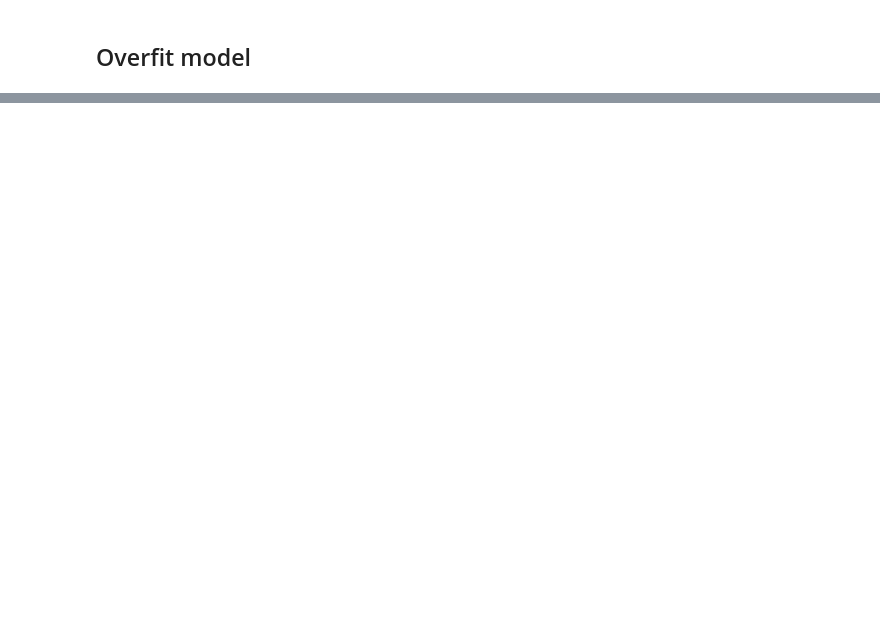
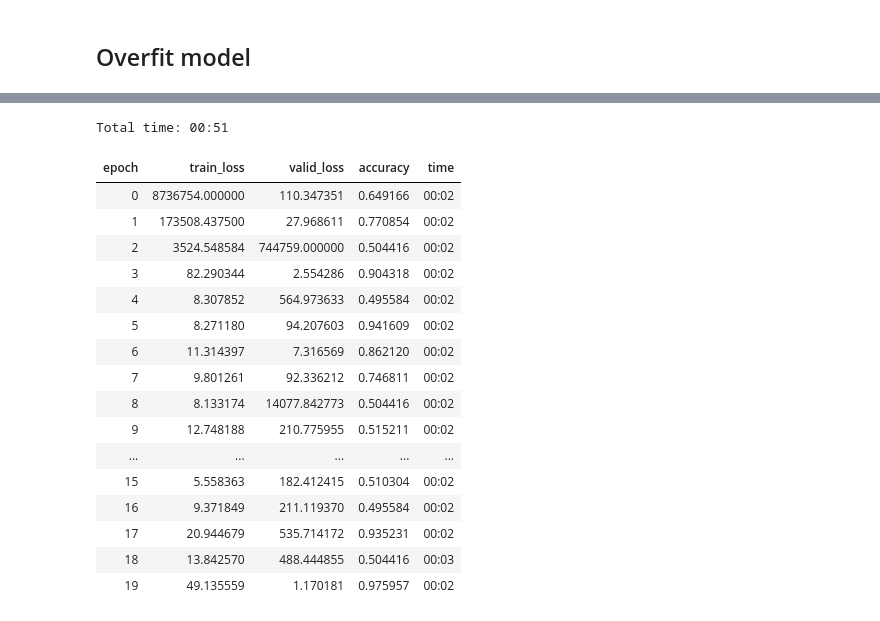
Before and after one commit to MicPie/fastai-pytorch-course-vienna, a Jupyter notebook: PyTorch_3_debugging.ipynb, the cells around one changed output, grey strips where cells are left out. Drawn from its saved outputs; the diff is of its cells as text; code cells hidden in the pictures; blank space fills up the shorter version.

```diff
--- a/PyTorch_3_debugging.ipynb
+++ b/PyTorch_3_debugging.ipynb
@@ -51,0 +202,27 @@ BdbQuit:
+# %%
+learn = cnn_learner(data, models.resnet18, metrics=[accuracy])
+# %%
+proj_id = 'too_high_lr'
+tboard_path = Path('data/tensorboard/' + proj_id)
+learn.callback_fns.append(partial(LearnerTensorboardWriter, base_dir=tboard_path, name='Learner'))
+# %%
+learn.fit(20, lr=1)
+# %% [output]
+Total time: 00:51
+| epoch | train_loss | valid_loss | accuracy | time |
+| 0 | 8736754.000000 | 110.347351 | 0.649166 | 00:02 |
+| 1 | 173508.437500 | 27.968611 | 0.770854 | 00:02 |
+| 2 | 3524.548584 | 744759.000000 | 0.504416 | 00:02 |
+| 3 | 82.290344 | 2.554286 | 0.904318 | 00:02 |
+| 4 | 8.307852 | 564.973633 | 0.495584 | 00:02 |
+| 5 | 8.271180 | 94.207603 | 0.941609 | 00:02 |
+| 6 | 11.314397 | 7.316569 | 0.862120 | 00:02 |
+| 7 | 9.801261 | 92.336212 | 0.746811 | 00:02 |
+| 8 | 8.133174 | 14077.842773 | 0.504416 | 00:02 |
+| 9 | 12.748188 | 210.775955 | 0.515211 | 00:02 |
+| ... | ... | ... | ... | ... |
+| 15 | 5.558363 | 182.412415 | 0.510304 | 00:02 |
+| 16 | 9.371849 | 211.119370 | 0.495584 | 00:02 |
+| 17 | 20.944679 | 535.714172 | 0.935231 | 00:02 |
+| 18 | 13.842570 | 488.444855 | 0.504416 | 00:03 |
+| 19 | 49.135559 | 1.170181 | 0.975957 | 00:02 |
```
Also changed, not shown: parts of 45 cells of this notebook.
